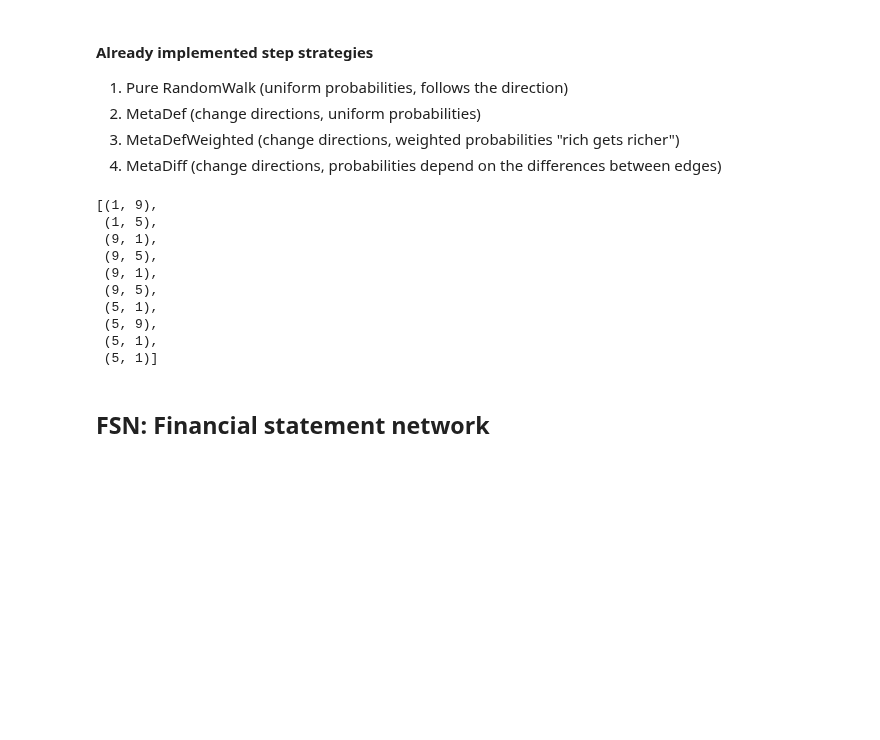
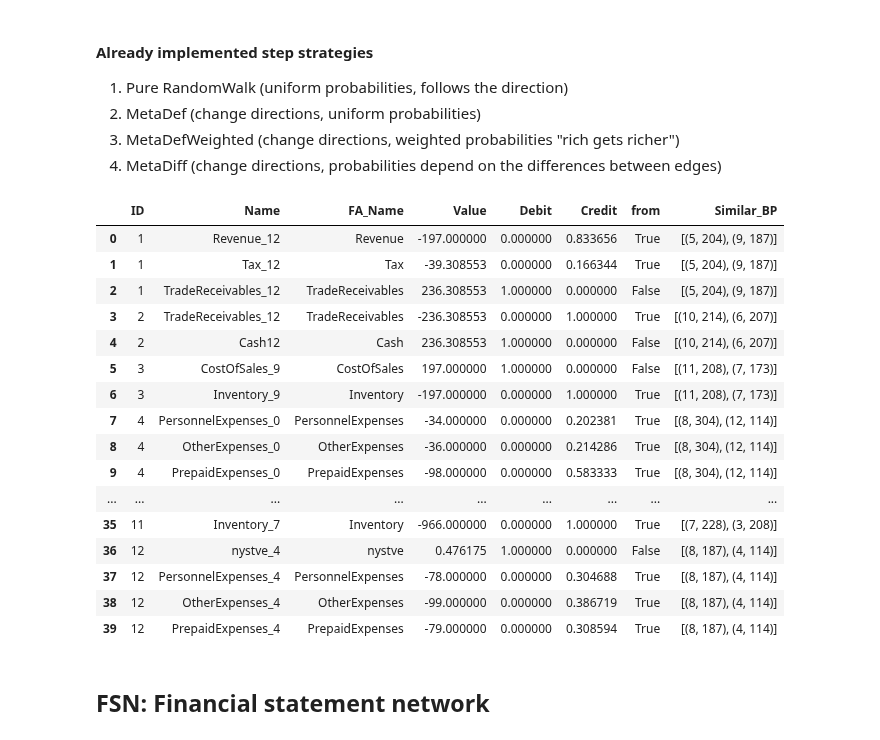
Before and after one commit to AlexWorldD/NetEmbs, a Jupyter notebook: Tmp.ipynb, the cells around one changed output. Drawn from its saved outputs; the diff is of its cells as text; code cells hidden in the pictures; blank space fills up the shorter version.

```diff
--- a/Tmp.ipynb
+++ b/Tmp.ipynb
@@ -56,16 +56,6 @@ plotFSN(fsn, edge_labels=False)
 from NetEmbs.FSN.utils import randomWalk
 randomWalk(fsn, 5, 10, direction="OUT", version="MetaWeighted", return_full_path=True, debug=True)
 # %%
-from NetEmbs.FSN.utils import get_pairs
-get_pairs(fsn)[:10]
+from NetEmbs.FSN.utils import get_pairs, get_top_similar
+pairs = get_pairs(fsn)
+output = get_top_similar(pairs, 3)
-# %% [output]
-[(1, 9),
- (1, 5),
- (9, 1),
- (9, 5),
- (9, 1),
- (9, 5),
- (5, 1),
- (5, 9),
- (5, 1),
- (5, 1)]
@@ -71,0 +66,20 @@ get_pairs(fsn)[:10]
+# %%
+d.merge(output, on="ID", how="left")
+# %% [output]
+|  | ID | Name | FA_Name | Value | Debit | Credit | from | Similar_BP |
+| 0 | 1 | Revenue_12 | Revenue | -197.000000 | 0.000000 | 0.833656 | True | [(5, 204), (9, 187)] |
+| 1 | 1 | Tax_12 | Tax | -39.308553 | 0.000000 | 0.166344 | True | [(5, 204), (9, 187)] |
+| 2 | 1 | TradeReceivables_12 | TradeReceivables | 236.308553 | 1.000000 | 0.000000 | False | [(5, 204), (9, 187)] |
+| 3 | 2 | TradeReceivables_12 | TradeReceivables | -236.308553 | 0.000000 | 1.000000 | True | [(10, 214), (6, 207)] |
+| 4 | 2 | Cash12 | Cash | 236.308553 | 1.000000 | 0.000000 | False | [(10, 214), (6, 207)] |
+| 5 | 3 | CostOfSales_9 | CostOfSales | 197.000000 | 1.000000 | 0.000000 | False | [(11, 208), (7, 173)] |
+| 6 | 3 | Inventory_9 | Inventory | -197.000000 | 0.000000 | 1.000000 | True | [(11, 208), (7, 173)] |
+| 7 | 4 | PersonnelExpenses_0 | PersonnelExpenses | -34.000000 | 0.000000 | 0.202381 | True | [(8, 304), (12, 114)] |
+| 8 | 4 | OtherExpenses_0 | OtherExpenses | -36.000000 | 0.000000 | 0.214286 | True | [(8, 304), (12, 114)] |
+| 9 | 4 | PrepaidExpenses_0 | PrepaidExpenses | -98.000000 | 0.000000 | 0.583333 | True | [(8, 304), (12, 114)] |
+| ... | ... | ... | ... | ... | ... | ... | ... | ... |
+| 35 | 11 | Inventory_7 | Inventory | -966.000000 | 0.000000 | 1.000000 | True | [(7, 228), (3, 208)] |
+| 36 | 12 | nystve_4 | nystve | 0.476175 | 1.000000 | 0.000000 | False | [(8, 187), (4, 114)] |
+| 37 | 12 | PersonnelExpenses_4 | PersonnelExpenses | -78.000000 | 0.000000 | 0.304688 | True | [(8, 187), (4, 114)] |
+| 38 | 12 | OtherExpenses_4 | OtherExpenses | -99.000000 | 0.000000 | 0.386719 | True | [(8, 187), (4, 114)] |
+| 39 | 12 | PrepaidExpenses_4 | PrepaidExpenses | -79.000000 | 0.000000 | 0.308594 | True | [(8, 187), (4, 114)] |
```
Also changed, not shown: parts of 7 cells of this notebook, 1 other file.
